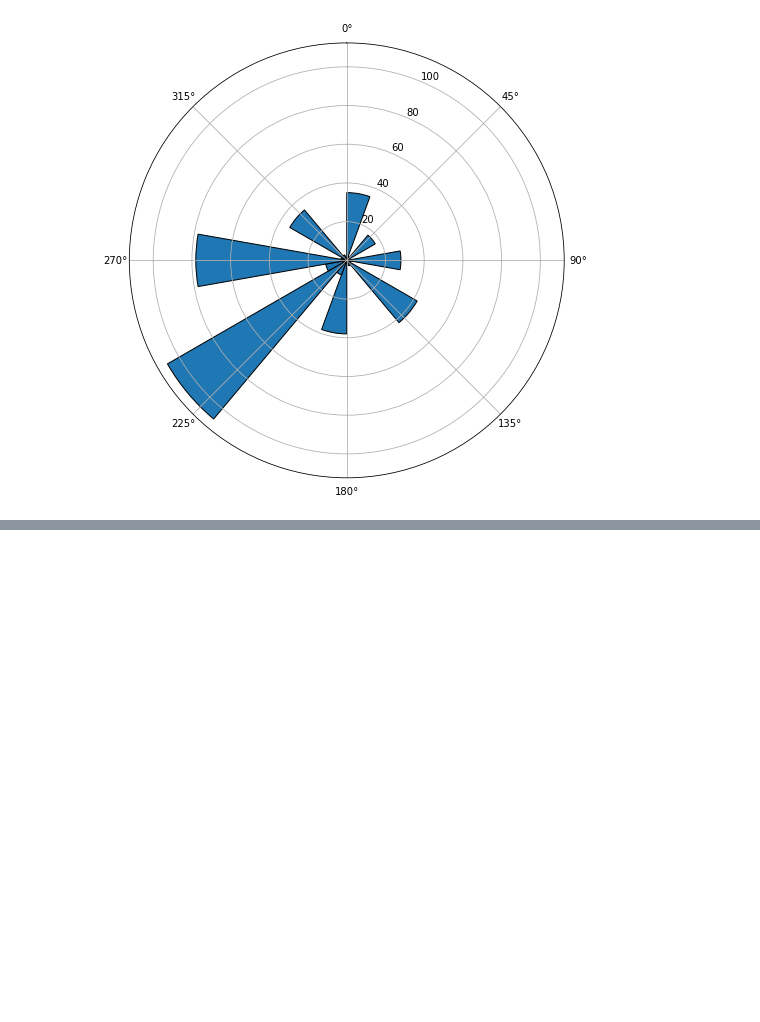
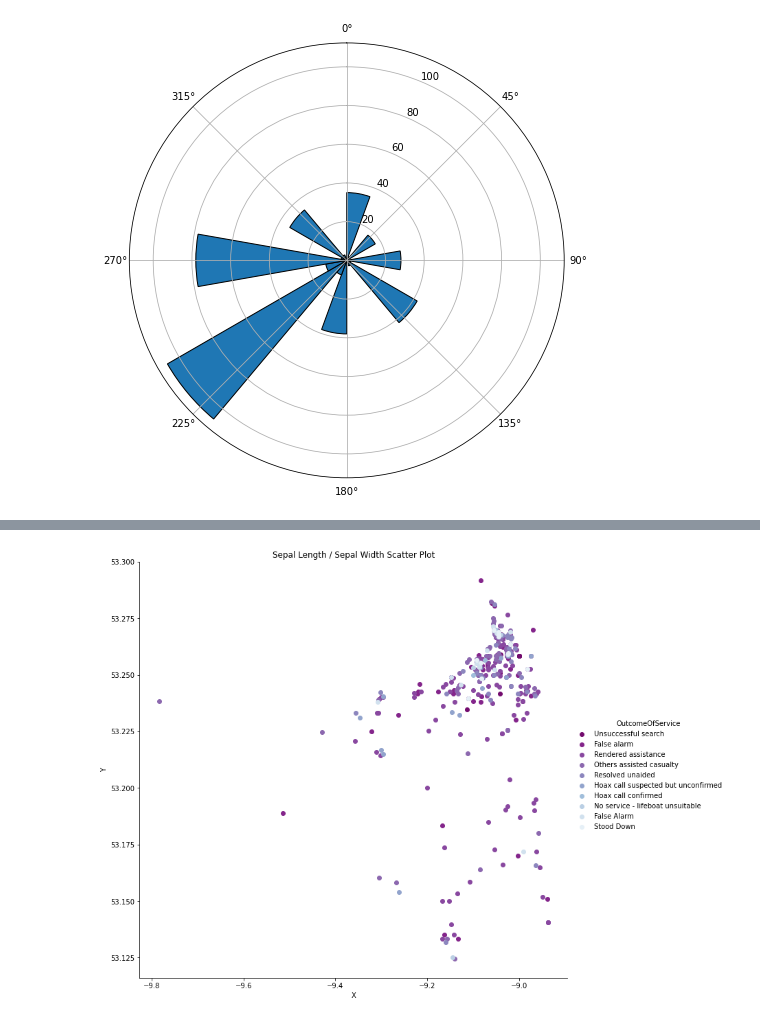
Before and after one commit to ShanePAustin/programming-for-data-analysis, a Jupyter notebook: PfDA_project_2021.ipynb, the cells around one changed output, grey strips where cells are left out. Cells and saved outputs as stored; diff of their text form; code cells hidden in the pictures; blank space fills up the shorter version.

```diff
--- a/PfDA_project_2021.ipynb
+++ b/PfDA_project_2021.ipynb
@@ -266,0 +276,6 @@ fig.show()
+# %%
+sns.FacetGrid(df,hue="OutcomeOfService", palette="BuPu_r", height=10).map(plt.scatter, "X", "Y" ).add_legend()
+plt.title("Sepal Length / Sepal Width Scatter Plot")
+plt.subplots_adjust(top=0.9)
+# %% [output]
+[figure, added]
```
Also changed, not shown: parts of 4 cells of this notebook, 1 other file.
